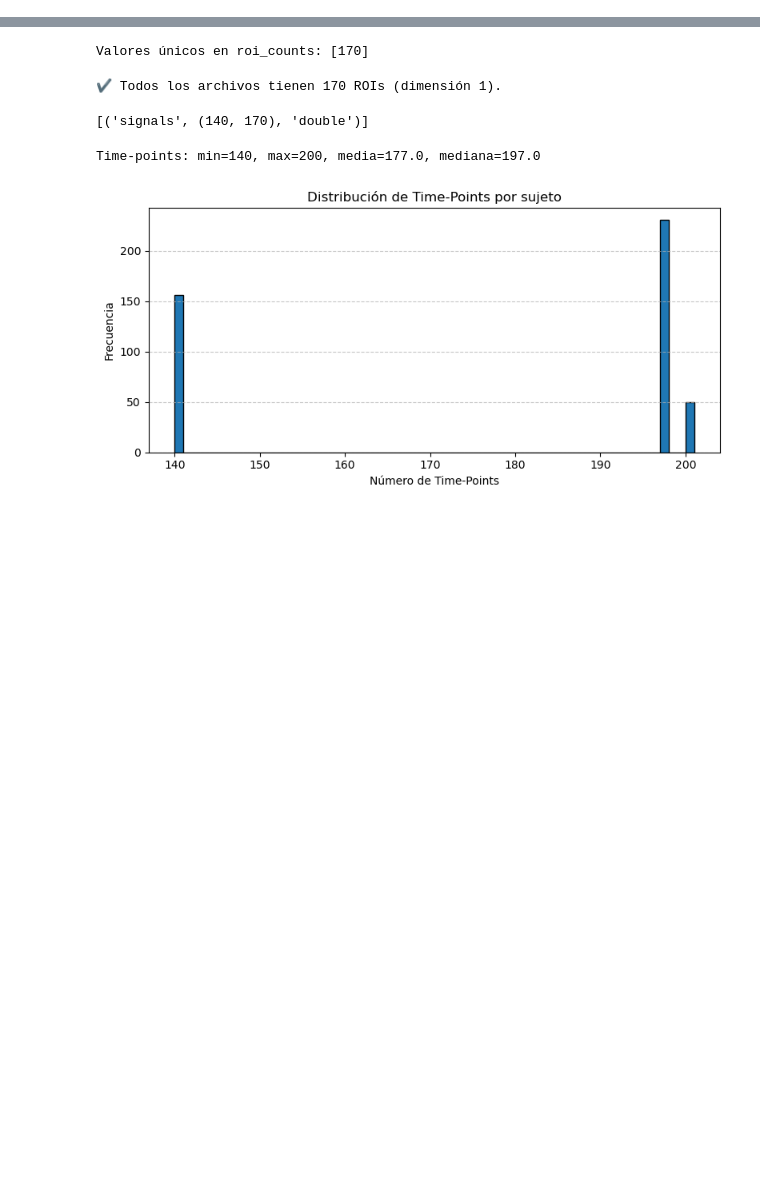
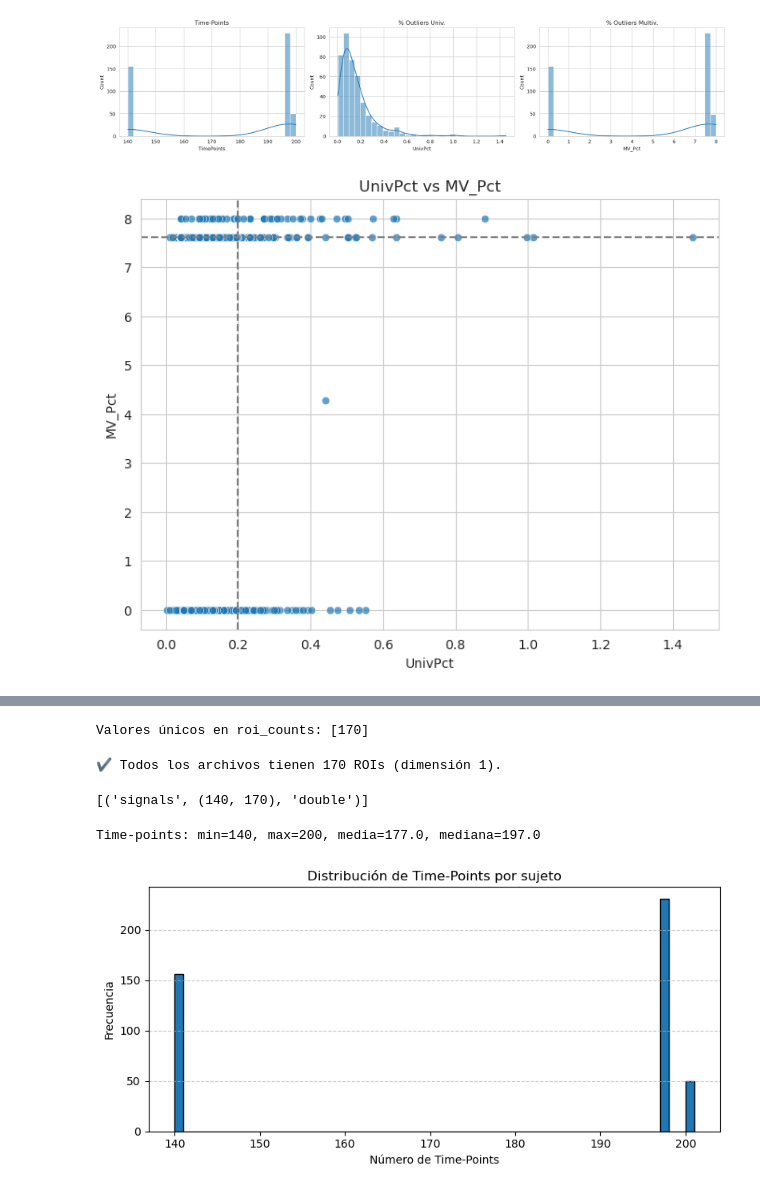
Before and after one commit to SantiagoVBlasL/AAL_166, a Jupyter notebook: check_timepoints_rois.ipynb, the cells around one changed output, grey strips where cells are left out. Saved outputs shown, nothing was run; the diff lists cells and outputs as text; code cells hidden in the pictures; blank space fills up the shorter version.

```diff
--- a/check_timepoints_rois.ipynb
+++ b/check_timepoints_rois.ipynb
@@ -0,0 +49,17 @@
+# %%
+# Bloque 3: Resumen estadístico con nuevas métricas
+import pandas as pd
+import numpy as np
+
+qc = pd.read_csv('./qc_outputs/qc_full_recalc.csv')
+# Asegurar tipo numérico
+for col in ['TimePoints','UnivPct','MV_Pct']:
+    qc[col] = pd.to_numeric(qc[col], errors='coerce')
+
+# Eliminar sujetos sin métricas completas
+qc = qc.dropna(subset=['UnivPct','MV_Pct'])
+
+print("=== Resumen global QC ===")
+print(qc[['TimePoints','UnivPct','MV_Pct']].describe().T)
+
+print(f"\nSujetos totales: {len(qc)}")
@@ -0,0 +79,33 @@
+# %%
+# Bloque 4: Visualizaciones y clustering
+import matplotlib.pyplot as plt
+import seaborn as sns
+
+sns.set_style('whitegrid')
+
+# Histogramas
+fig, axes = plt.subplots(1,3, figsize=(18,4))
+sns.histplot(qc['TimePoints'], bins=30, kde=True, ax=axes[0]).set_title('Time-Points')
+sns.histplot(qc['UnivPct'], bins=30, kde=True, ax=axes[1]).set_title('% Outliers Univ.')
+sns.histplot(qc['MV_Pct'], bins=30, kde=True, ax=axes[2]).set_title('% Outliers Multiv.')
+plt.tight_layout()
+plt.show()
+
+# Scatter UnivPct vs MV_Pct
+plt.figure(figsize=(8,6))
+sns.scatterplot(x='UnivPct', y='MV_Pct', data=qc, alpha=0.7)
+plt.axvline(qc['UnivPct'].quantile(0.75), color='gray', linestyle='--')
+plt.axhline(qc['MV_Pct'].quantile(0.75), color='gray', linestyle='--')
+plt.title('UnivPct vs MV_Pct')
+plt.show()
+
+# Clúster jerárquico
+dfm = qc[['TimePoints','UnivPct','MV_Pct']]
+dfm = (dfm - dfm.mean())/dfm.std()
+sns.clustermap(dfm, method='ward', metric='euclidean', cmap='vlag',
+               figsize=(10,10), yticklabels=qc['Subject'])
+plt.suptitle('Clúster de sujetos según QC metrics', y=1.02)
+plt.show()
+# %% [output]
+[figure, added]
+[figure, added]
```
Also changed, not shown: parts of 7 cells of this notebook.
